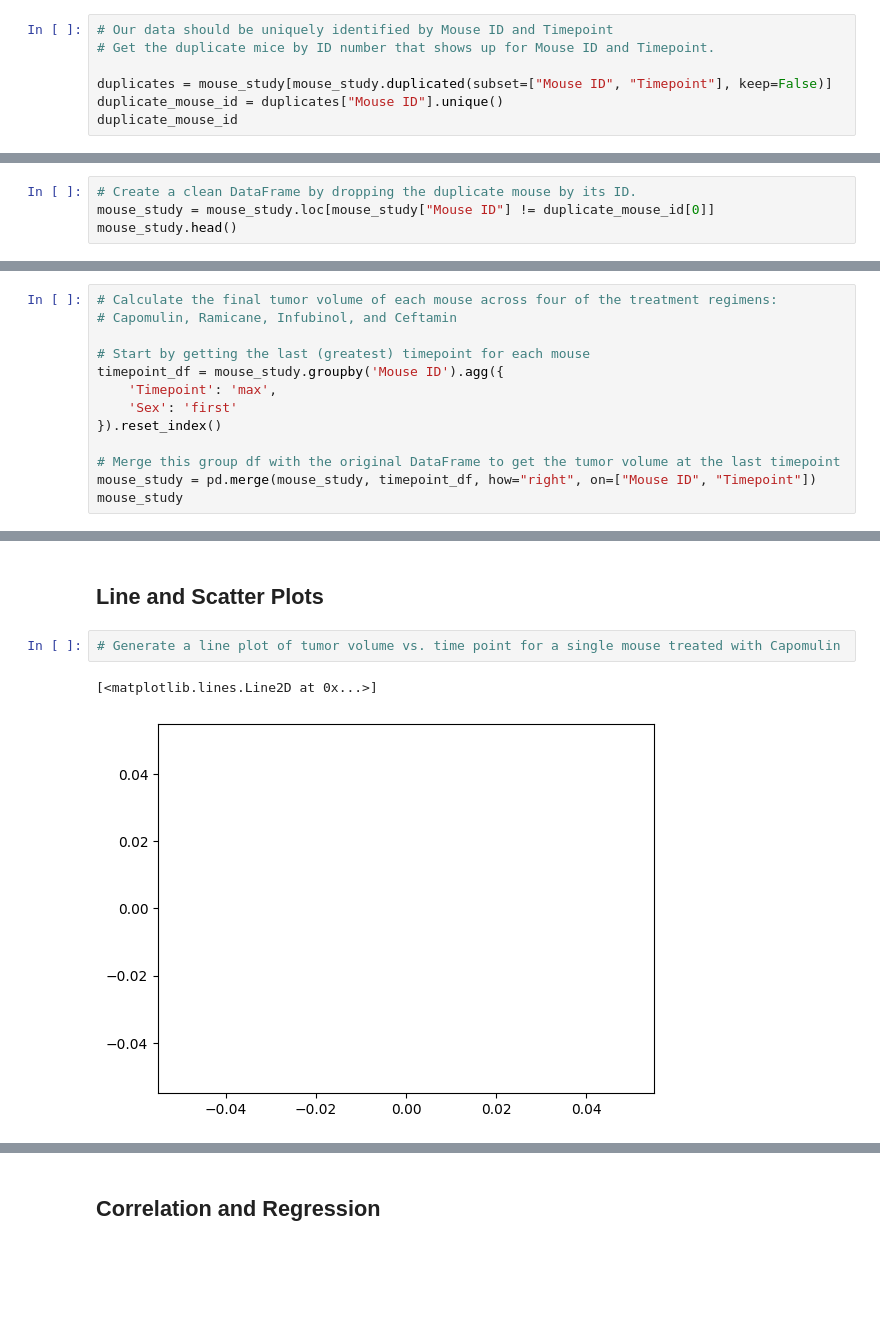
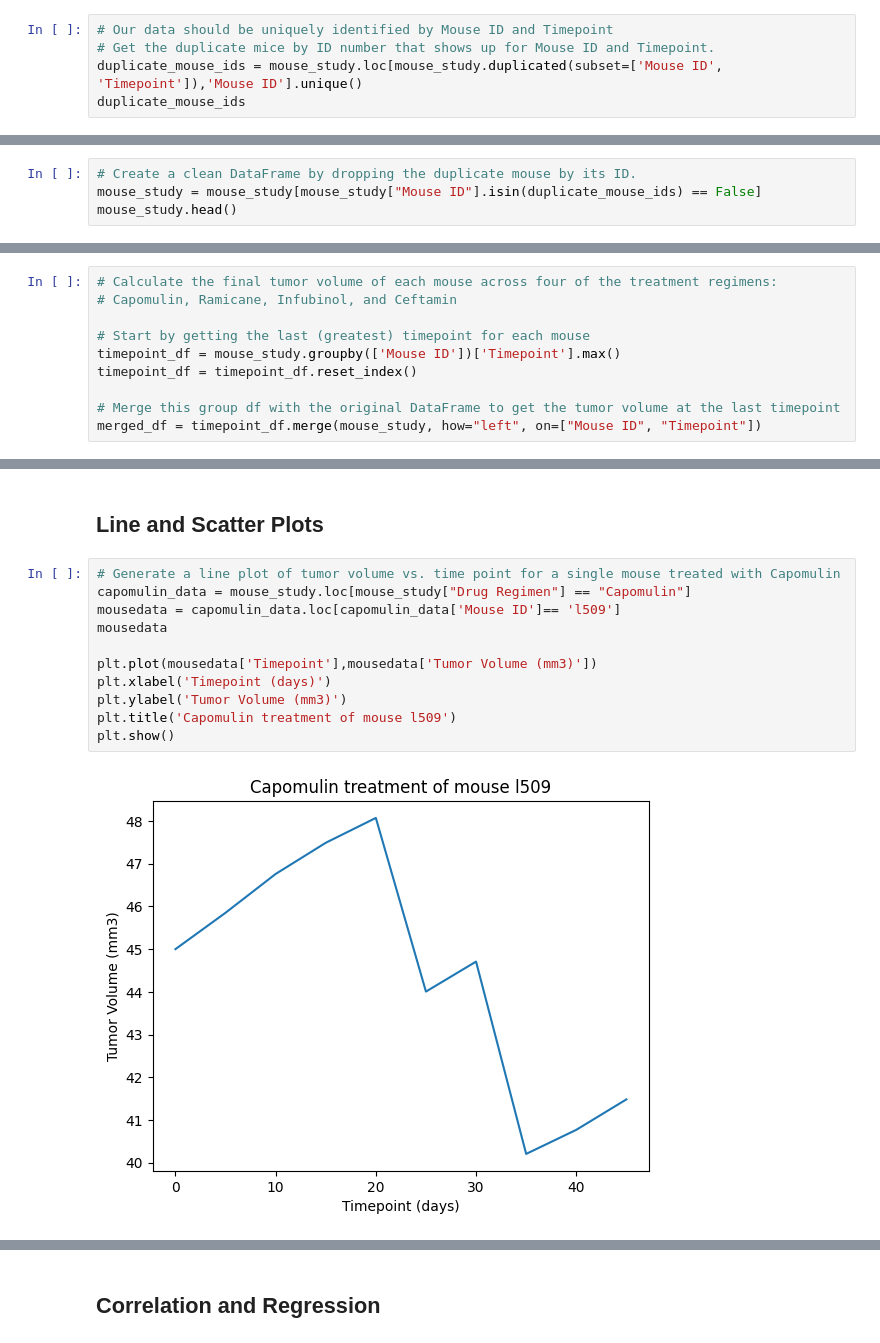
Before and after one commit to renzsupnet/pymaceuticals, a Jupyter notebook: pymaceuticals.ipynb, the cells around one changed output, grey strips where cells are left out. Saved outputs shown, nothing was run; the diff lists cells and outputs as text; blank space fills up the shorter version.

Commit message:
Fixed multiple bugs, added line chart, fixed scatter plot, added analysis

```diff
--- a/pymaceuticals.ipynb
+++ b/pymaceuticals.ipynb
@@ -39,10 +42,8 @@ len(mouse_study["Mouse ID"].unique())
 # %%
 # Our data should be uniquely identified by Mouse ID and Timepoint
 # Get the duplicate mice by ID number that shows up for Mouse ID and Timepoint.
-
-duplicates = mouse_study[mouse_study.duplicated(subset=["Mouse ID", "Timepoint"], keep=False)]
-duplicate_mouse_id = duplicates["Mouse ID"].unique()
-duplicate_mouse_id
+duplicate_mouse_ids = mouse_study.loc[mouse_study.duplicated(subset=['Mouse ID', 'Timepoint']),'Mouse ID'].unique()
+duplicate_mouse_ids
 # %% [output]
 array(['g989'], dtype=object)
 # %%
@@ -65,7 +67,7 @@ mouse_study[mouse_study["Mouse ID"] == duplicate_mouse_id[0]]
 | 1592 | g989 | 35 | 62.570880 | 2 | Propriva | Female | 21 | ... |
 # %%
 # Create a clean DataFrame by dropping the duplicate mouse by its ID.
-mouse_study = mouse_study.loc[mouse_study["Mouse ID"] != duplicate_mouse_id[0]]
+mouse_study = mouse_study[mouse_study["Mouse ID"].isin(duplicate_mouse_ids) == False]
 mouse_study.head()
 # %% [output]
 |  | Mouse ID | Timepoint | Tumor Volume (mm3) | Metastatic Sites | Drug Regimen | Sex | Age_months | ... |
@@ -168,11 +194,8 @@ plt.show()
 # Capomulin, Ramicane, Infubinol, and Ceftamin
 
 # Start by getting the last (greatest) timepoint for each mouse
-timepoint_df = mouse_study.groupby('Mouse ID').agg({
-    'Timepoint': 'max',
-    'Sex': 'first'
-}).reset_index()
+timepoint_df = mouse_study.groupby(['Mouse ID'])['Timepoint'].max()
+timepoint_df = timepoint_df.reset_index()
 
 # Merge this group df with the original DataFrame to get the tumor volume at the last timepoint
-mouse_study = pd.merge(mouse_study, timepoint_df, how="right", on=["Mouse ID", "Timepoint"])
-mouse_study
+merged_df = timepoint_df.merge(mouse_study, how="left", on=["Mouse ID", "Timepoint"])
@@ -232,9 +241,17 @@ plt.show()
 ## Line and Scatter Plots
 # %%
 # Generate a line plot of tumor volume vs. time point for a single mouse treated with Capomulin
+capomulin_data = mouse_study.loc[mouse_study["Drug Regimen"] == "Capomulin"]
+mousedata = capomulin_data.loc[capomulin_data['Mouse ID']== 'l509']
+mousedata
+
+plt.plot(mousedata['Timepoint'],mousedata['Tumor Volume (mm3)'])
+plt.xlabel('Timepoint (days)')
+plt.ylabel('Tumor Volume (mm3)')
+plt.title('Capomulin treatment of mouse l509')
+plt.show()
 # %% [output]
-[<matplotlib.lines.Line2D at 0x...>]
-[figure, old version]
+[figure, new version]
 # %%
 # Generate a scatter plot of mouse weight vs. the average observed tumor volume for the entire Capomulin regimen
 
```
Also changed, not shown: parts of 10 cells of this notebook.
